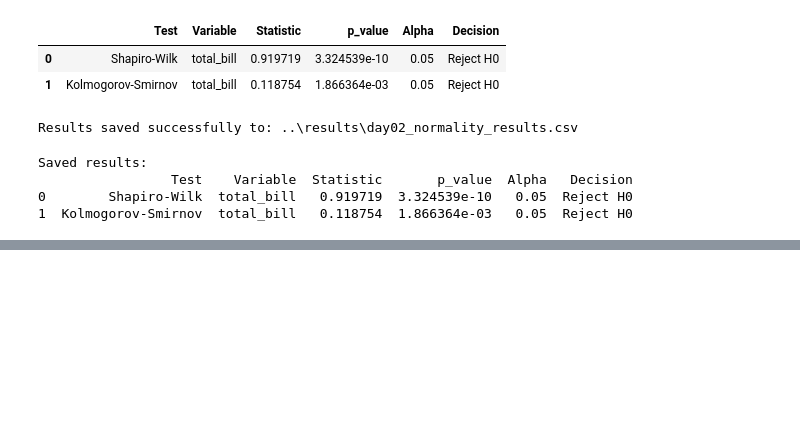
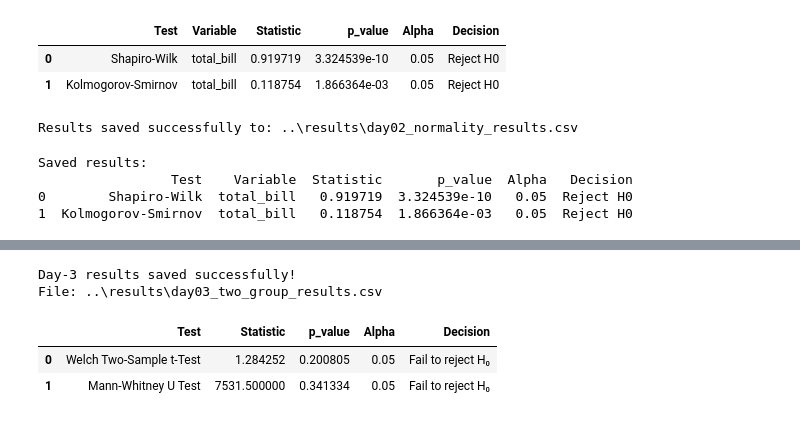
Before and after one commit to shaiksiraj04/RabTech-Academy-Internship, a Jupyter notebook: Task-3/notebooks/Task_3_Statistical_Analysis.ipynb, the cells around one changed output, grey strips where cells are left out. Cells and saved outputs as stored; diff of their text form; code cells hidden in the pictures; blank space fills up the shorter version.

```diff
--- a/Task-3/notebooks/Task_3_Statistical_Analysis.ipynb
+++ b/Task-3/notebooks/Task_3_Statistical_Analysis.ipynb
@@ -255,0 +467,34 @@ Saved results:
+# %%
+# Save Day-3 statistical results
+
+from pathlib import Path
+
+results_dir = Path("../results")
+results_dir.mkdir(parents=True, exist_ok=True)
+
+two_group_results.to_csv(
+    results_dir / "day03_two_group_results.csv",
+    index=False
+)
+
+print("Day-3 results saved successfully!")
+print("File:", results_dir / "day03_two_group_results.csv")
+# %% [output]
+Day-3 results saved successfully!
+File: ..\results\day03_two_group_results.csv
+# %%
+# Verify saved Day-3 results
+
+from pathlib import Path
+
+results_dir = Path("../results")
+
+saved_results = pd.read_csv(
+    results_dir / "day03_two_group_results.csv"
+)
+
+saved_results
+# %% [output]
+|  | Test | Statistic | p_value | Alpha | Decision |
+| 0 | Welch Two-Sample t-Test | 1.284252 | 0.200805 | 0.05 | Fail to reject H₀ |
+| 1 | Mann-Whitney U Test | 7531.500000 | 0.341334 | 0.05 | Fail to reject H₀ |
```
Also changed, not shown: parts of 7 cells of this notebook, 3 other files.
